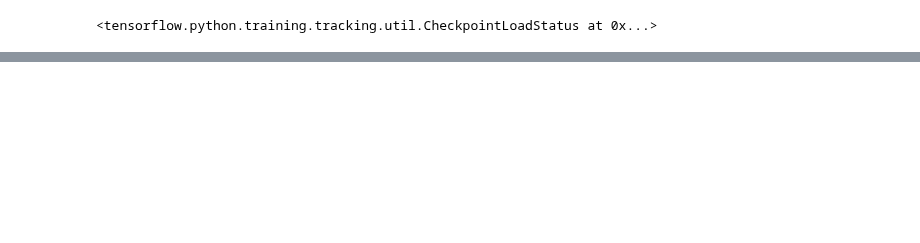
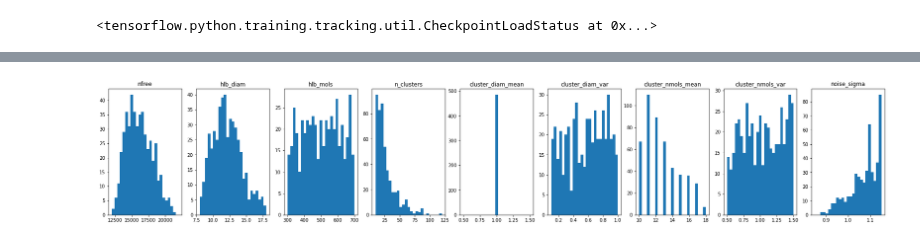
Before and after one commit to michaelrstadler/rpb1, a Jupyter notebook: bin/notebooks/20220329-realdata-siamese-2.ipynb, the cells around one changed output, grey strips where cells are left out. Saved outputs shown, nothing was run; the diff lists cells and outputs as text; code cells hidden in the pictures; blank space fills up the shorter version.

```diff
--- a/bin/notebooks/20220329-realdata-siamese-2.ipynb
+++ b/bin/notebooks/20220329-realdata-siamese-2.ipynb
@@ -509,0 +483,4 @@ x[1]
+# %%
+plot_hists(params2, params_all)
+# %% [output]
+[figure, added]
```
Also changed, not shown: parts of 39 cells of this notebook, 1 other file.
